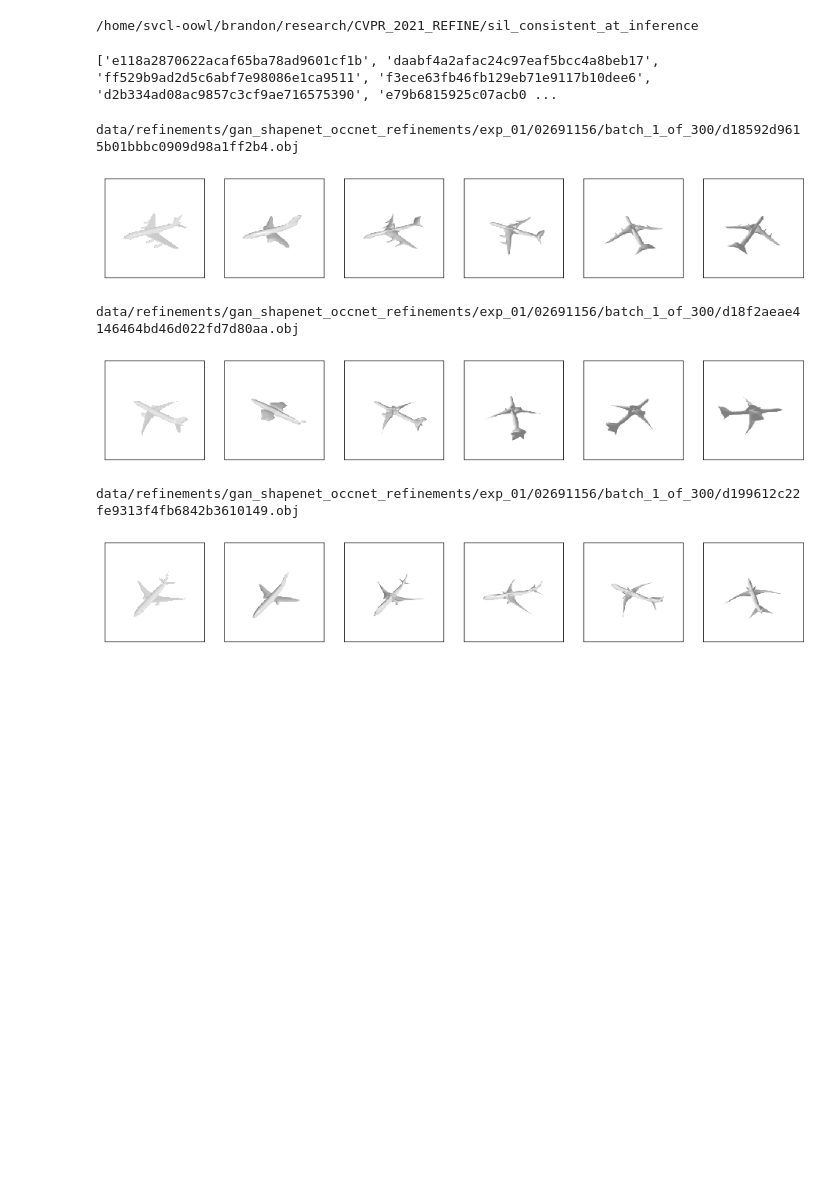
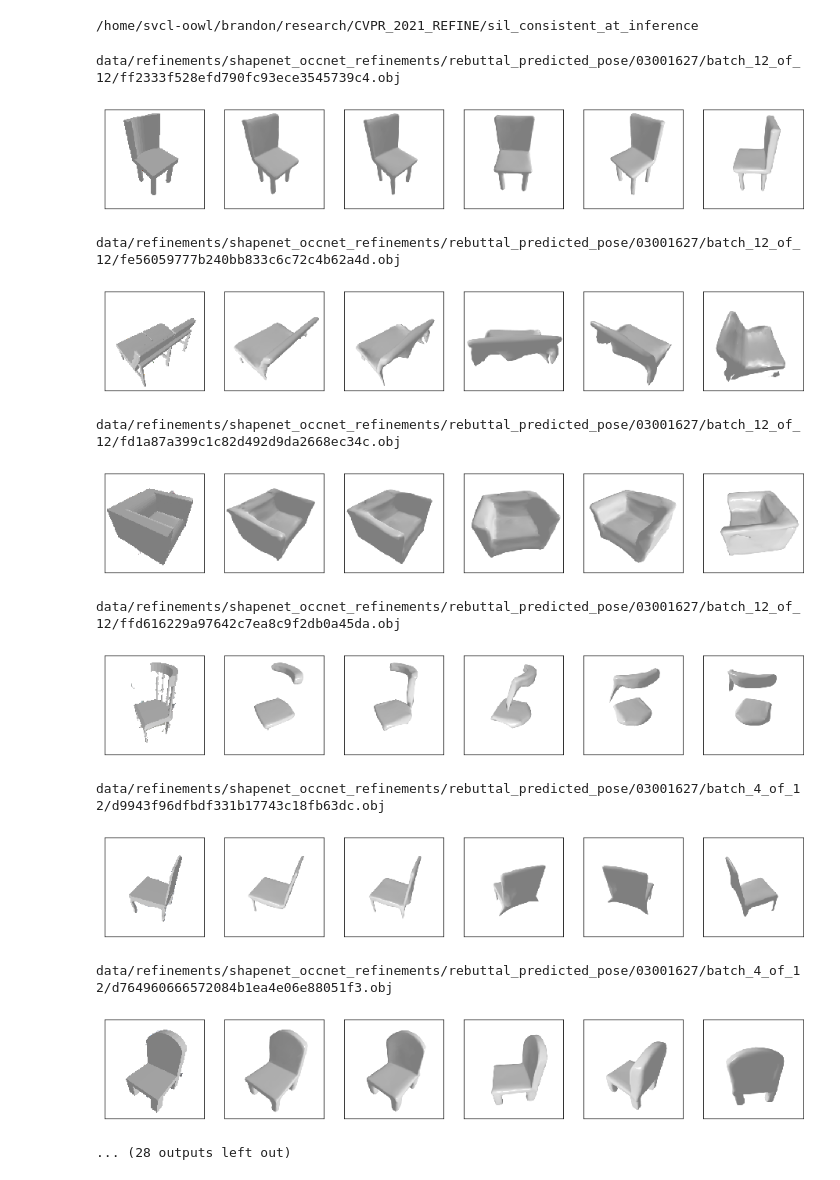
Before and after one commit to b7leung/sil_consistent_at_inference, a Jupyter notebook: notebooks/Show_Refined_Meshes.ipynb, the cells around one changed output. Cells and saved outputs as stored; diff of their text form; code cells hidden in the pictures; blank space fills up the shorter version.

```diff
--- a/notebooks/Show_Refined_Meshes.ipynb
+++ b/notebooks/Show_Refined_Meshes.ipynb
@@ -83,7 +83,7 @@ def show_meshes(input_dir_img, input_dir_mesh, refined_models_dir, gt_shapes_dic
                 visualization_tools.show_refinement_results(input_image, mesh_original, mesh_processed, pred_dist, pred_elev, pred_azim, device, num_novel_view)
 # %%
 # shapenet
-class_name = "02691156"
+class_name = "03001627"
 gt_shapes_list_path = "data/gt_shapes_path_lists/shapenet_{}_gt_shapes.lst".format(class_name)
 #refinement_type = "ablation_1"
 #refinement_type = "ablation_2"
@@ -92,7 +92,8 @@ gt_shapes_list_path = "data/gt_shapes_path_lists/shapenet_{}_gt_shapes.lst".form
 refinement_type = "gt_pose"
 
 # regular
-input_dir_img = "data/input_images/pytorch3d_shapenet_renders/{}/rgba".format(class_name)
+# TODO: fix input_img_dir to get from cfg, for cases when input image is pred seg
+#input_dir_img = "data/input_images/pytorch3d_shapenet_renders/{}/rgba".format(class_name)
 # atlasnet
 #input_dir_mesh = "/home/svcl-oowl/brandon/research/CVPR_2021_REFINE/AtlasNet/data/pytorch_3d_render_recs/{}".format(class_name)
 #refined_models_dir = "data/refinements/atlasnet/gt_pose/{}".format(class_name)
@@ -102,8 +103,10 @@ input_dir_img = "data/input_images/pytorch3d_shapenet_renders/{}/rgba".format(cl
 # occnet
 input_dir_mesh = "/home/svcl-oowl/brandon/research/CVPR_2021_REFINE/occupancy_networks/out/pytorch3d_renders/{}/generation/meshes".format(class_name)
 #refined_models_dir = "data/refinements/shapenet_occnet_refinements/{}/{}".format(refinement_type, class_name)
-refined_models_dir = "data/refinements/gan_shapenet_occnet_refinements/exp_01/{}".format(class_name)
-
+#refined_models_dir = "data/refinements/gan_shapenet_occnet_refinements/exp_01/{}".format(class_name)
+#refined_models_dir = "data/refinements/shapenet_occnet_refinements/perturbed_gt_poses/{}/std_18".format(class_name)
+refined_models_dir = "data/refinements/shapenet_occnet_refinements/rebuttal_predicted_pose/03001627"
+input_dir_img = "/home/svcl-oowl/brandon/research/CVPR_2021_REFINE/Pytorch-UNet/test_data/places_MASKED"
 
 # sym
 #input_dir_img  = "data/input_images/asym_pytorch3d_shapenet_renders/{}/rgba".format(class_name)
@@ -130,22 +131,25 @@ instances = ['e118a2870622acaf65ba78ad9601cf1b', 'daabf4a2afac24c97eaf5bcc4a8beb
-# %%
-print(instances)
-# %% [output]
-['e118a2870622acaf65ba78ad9601cf1b', 'daabf4a2afac24c97eaf5bcc4a8beb17', 'ff529b9ad2d5c6abf7e98086e1ca9511', 'f3ece63fb46fb129eb71e9117b10dee6', 'd2b334ad08ac9857c3cf9ae716575390', 'e79b6815925c07acb0 ...
 # %%
-#instances = random.sample([str(path).split('/')[-1].replace('.obj',"") for path in list(Path(refined_models_dir).rglob('*.obj'))], 20)
-instances=None
+instances = random.sample([str(path).split('/')[-1].replace('.obj',"") for path in list(Path(refined_models_dir).rglob('*.obj'))], 20)
+#instances=None
 
 
 #m = ["2d_iou_input", "2d_iou_multi", "3d_iou","chamfer_L1"]
 m = []
 show_meshes(input_dir_img, input_dir_mesh, refined_models_dir, gt_shapes_dict, device, only_show_instances=instances, metrics_to_eval=m, num_sample_points=500000)
 # %% [output]
-data/refinements/gan_shapenet_occnet_refinements/exp_01/02691156/batch_1_of_300/d18592d9615b01bbbc0909d98a1ff2b4.obj
+data/refinements/shapenet_occnet_refinements/rebuttal_predicted_pose/03001627/batch_12_of_12/ff2333f528efd790fc93ece3545739c4.obj
-[figure, old version]
+[figure, new version]
-data/refinements/gan_shapenet_occnet_refinements/exp_01/02691156/batch_1_of_300/d18f2aeae4146464bd46d022fd7d80aa.obj
+data/refinements/shapenet_occnet_refinements/rebuttal_predicted_pose/03001627/batch_12_of_12/fe56059777b240bb833c6c72c4b62a4d.obj
-[figure, old version]
+[figure, new version]
-data/refinements/gan_shapenet_occnet_refinements/exp_01/02691156/batch_1_of_300/d199612c22fe9313f4fb6842b3610149.obj
+data/refinements/shapenet_occnet_refinements/rebuttal_predicted_pose/03001627/batch_12_of_12/fd1a87a399c1c82d492d9da2668ec34c.obj
-[figure, old version]
+[figure, new version]
+data/refinements/shapenet_occnet_refinements/rebuttal_predicted_pose/03001627/batch_12_of_12/ffd616229a97642c7ea8c9f2db0a45da.obj
+[figure, added]
+data/refinements/shapenet_occnet_refinements/rebuttal_predicted_pose/03001627/batch_4_of_12/d9943f96dfbdf331b17743c18fb63dc.obj
+[figure, added]
+data/refinements/shapenet_occnet_refinements/rebuttal_predicted_pose/03001627/batch_4_of_12/d764960666572084b1ea4e06e88051f3.obj
+[figure, added]
+... (28 outputs left out)
 # %%
 # show training loss info
 # getting paths of all loss info pickled files
```
Also changed, not shown: parts of 1 cell of this notebook, 37 other files.
